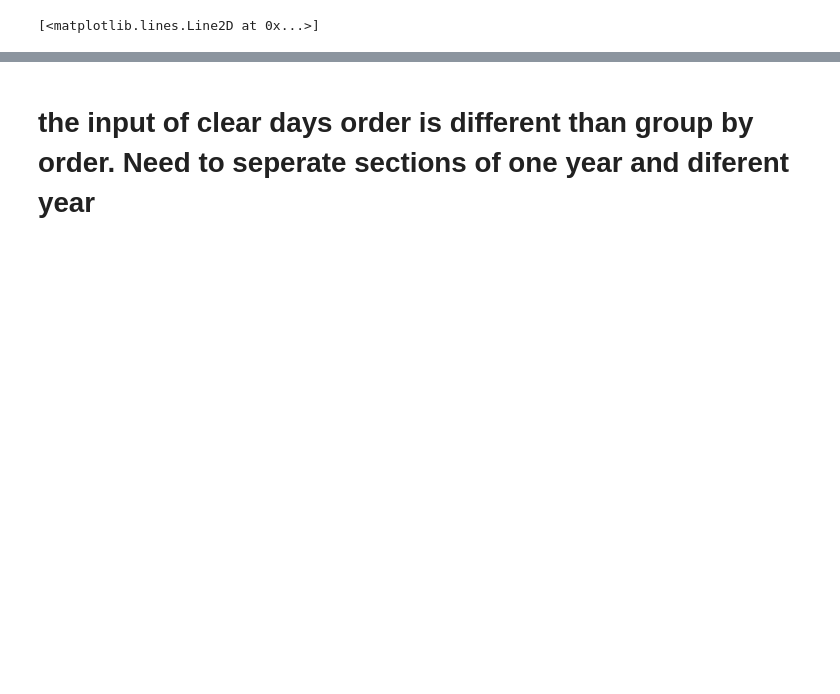
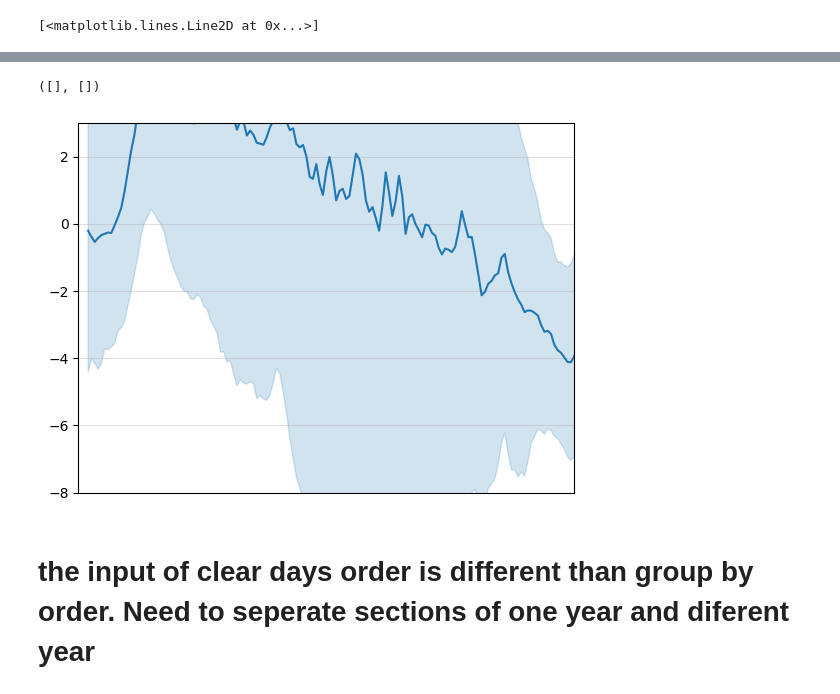
Before and after one commit to subham-banerjee54/atmopheric-analysis-codes, a Jupyter notebook: code/flux_calc.ipynb, the cells around one changed output, grey strips where cells are left out. Drawn from its saved outputs; the diff is of its cells as text; code cells hidden in the pictures; blank space fills up the shorter version.

```diff
--- a/code/flux_calc.ipynb
+++ b/code/flux_calc.ipynb
@@ -1004,3 +1120,18 @@ plt.pcolormesh(T_ens)
+# %%
+plt.plot(time_m ,cool_obs.dT_dt_obs_mean[:, ht_ind_obs],  label = 'Observation', color = 'tab:blue')
+plt.fill_between(time_m, cool_obs.dT_dt_obs_mean[:, ht_ind_obs]-cool_obs.dT_dt_obs_std[:, ht_ind_obs],
+                cool_obs.dT_dt_obs_mean[:, ht_ind_obs]+cool_obs.dT_dt_obs_std[:, ht_ind_obs],
+                alpha=0.2, edgecolor='tab:blue', facecolor='tab:blue')
+
+plt.grid(alpha=0.4)
+plt.ylim(-8, 3)
+plt.xlim(-0.5,12)
+# plt.set_ylim(-8, 3)
+# plt.set_xlim(-0.5, 12)
+plt.xticks([])
+# %% [output]
+([], [])
+[figure, added]
 # %%
 # T_ens.to_netcdf('D:/radiometer_data/Y2022/M01/T_ensmbl_jan_22.nc')
 # %% [markdown]
```
Also changed, not shown: parts of 48 cells of this notebook.
